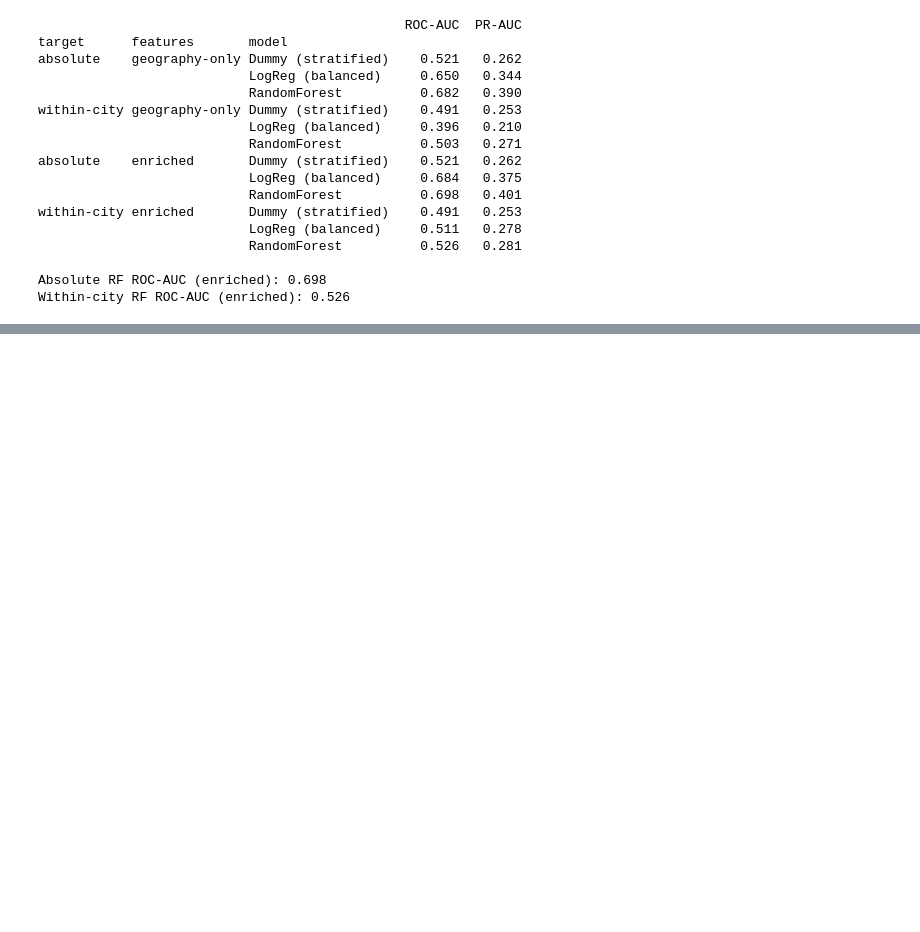
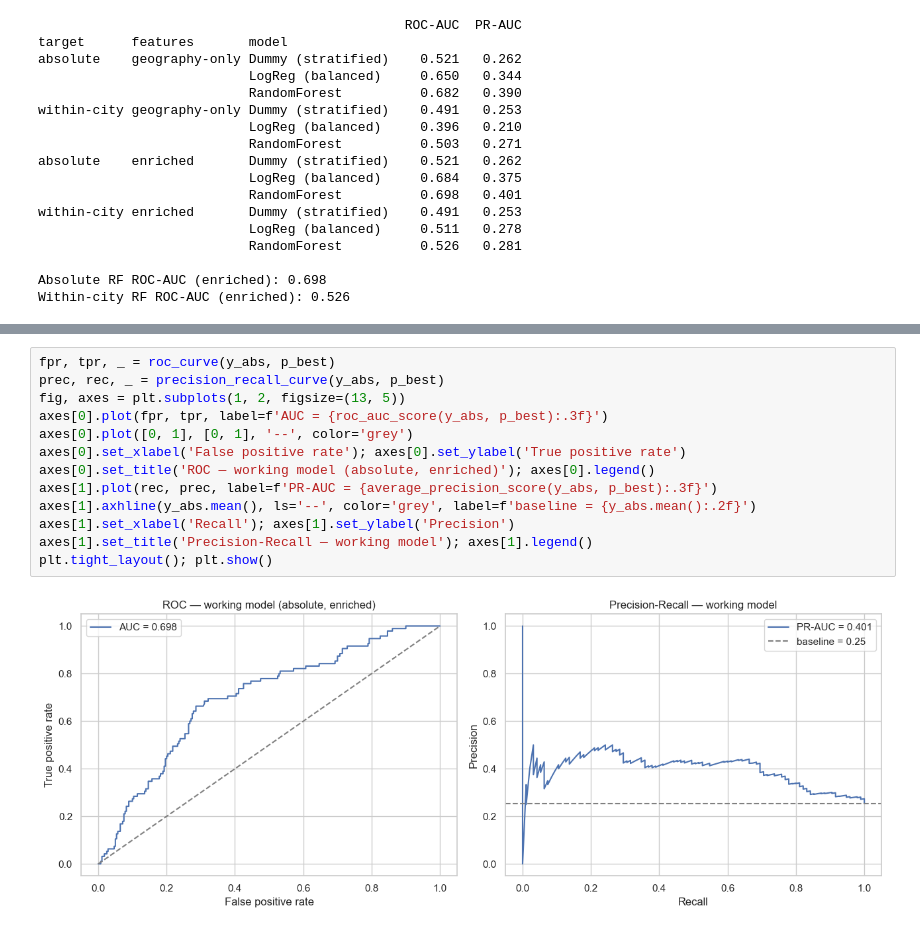
Before and after one commit to stha-kriti/Heat-Risk-Screening, a Jupyter notebook: deliverable_3/d3.ipynb, the cells around one changed output, grey strips where cells are left out. Saved outputs shown, nothing was run; the diff lists cells and outputs as text; blank space fills up the shorter version.

Commit message:
feat(d3): ROC/PR curves, cost-based threshold, error analysis
Co-Authored-By: Claude Opus 4.8 (1M context) <noreply@anthropic.com>

```diff
--- a/deliverable_3/d3.ipynb
+++ b/deliverable_3/d3.ipynb
@@ -617,0 +626,15 @@ Within-city RF ROC-AUC (enriched): 0.526
+# %%
+fpr, tpr, _ = roc_curve(y_abs, p_best)
+prec, rec, _ = precision_recall_curve(y_abs, p_best)
+fig, axes = plt.subplots(1, 2, figsize=(13, 5))
+axes[0].plot(fpr, tpr, label=f'AUC = {roc_auc_score(y_abs, p_best):.3f}')
+axes[0].plot([0, 1], [0, 1], '--', color='grey')
+axes[0].set_xlabel('False positive rate'); axes[0].set_ylabel('True positive rate')
+axes[0].set_title('ROC — working model (absolute, enriched)'); axes[0].legend()
+axes[1].plot(rec, prec, label=f'PR-AUC = {average_precision_score(y_abs, p_best):.3f}')
+axes[1].axhline(y_abs.mean(), ls='--', color='grey', label=f'baseline = {y_abs.mean():.2f}')
+axes[1].set_xlabel('Recall'); axes[1].set_ylabel('Precision')
+axes[1].set_title('Precision-Recall — working model'); axes[1].legend()
+plt.tight_layout(); plt.show()
+# %% [output]
+[figure, added]
```
Also changed, not shown: parts of 5 cells of this notebook, 1 other file.
